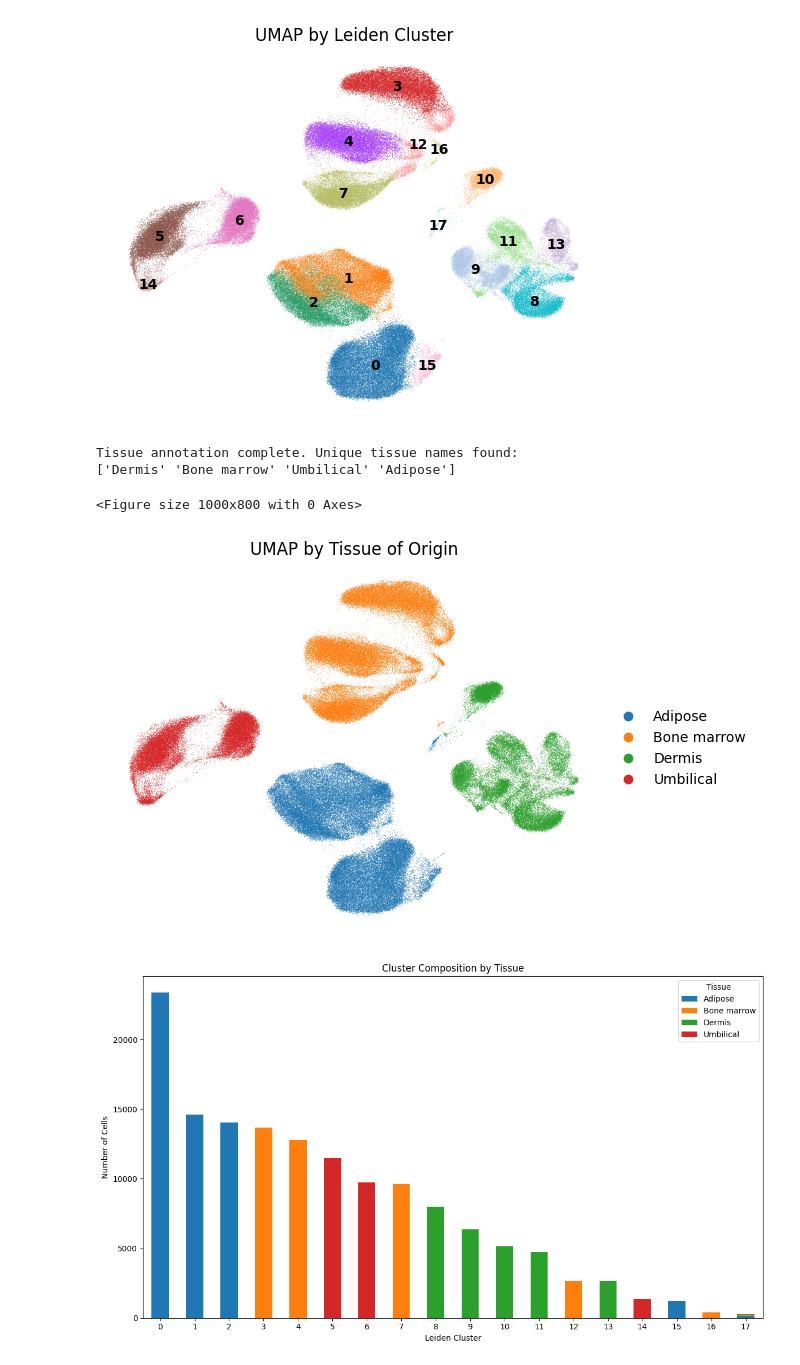
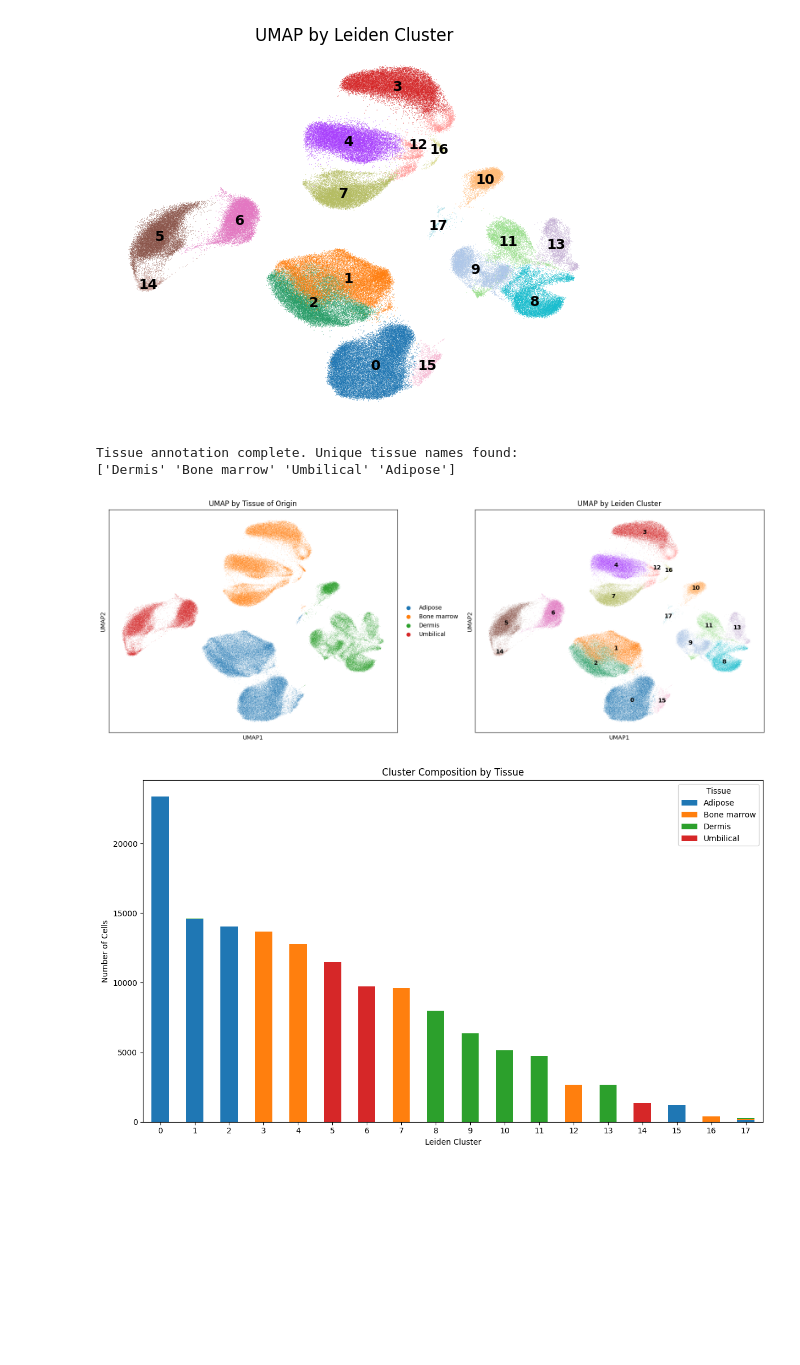
Before and after one commit to Grovegremlin/STEM_CELL_ANALYSIS, a Jupyter notebook: data_loading.ipynb, the cells around one changed output. Saved outputs shown, nothing was run; the diff lists cells and outputs as text; code cells hidden in the pictures; blank space fills up the shorter version.

Commit message:
new data_loading page

```diff
--- a/data_loading.ipynb
+++ b/data_loading.ipynb
@@ -591,39 +591,46 @@ if 'adata' in locals():
 
     # Extract the first letter to determine tissue type
     adata.obs['tissue_letter'] = adata.obs['sample_code'].str[0]
 
     tissue_map = {
         'A': 'Adipose',
         'B': 'Bone marrow',
         'D': 'Dermis',
         'U': 'Umbilical'
     }
     adata.obs['tissue_name'] = adata.obs['tissue_letter'].map(tissue_map).fillna('Unknown')
 
     print("Tissue annotation complete. Unique tissue names found:")
     print(adata.obs['tissue_name'].unique())
 
-    # --- Visualization: UMAP by Tissue Name ---
-    plt.figure(figsize=(10, 8))
-    sc.pl.umap(adata, color='tissue_name', title='UMAP by Tissue of Origin',
-               show=False, frameon=False)
+    # --- Visualization: UMAP by Tissue and Cluster ---
+    # Create two side-by-side plots for comparison
+    fig, axes = plt.subplots(1, 2, figsize=(16, 6))
+
+    # Plot 1: UMAP by Tissue of Origin
+    sc.pl.umap(adata, color='tissue_name', title='UMAP by Tissue of Origin', ax=axes[0], show=False)
+
+    # Plot 2: UMAP by Leiden Cluster with numbers on the clusters
+    sc.pl.umap(adata, color='leiden_clusters', title='UMAP by Leiden Cluster', legend_loc='on data', ax=axes[1], show=False)
+
+    plt.tight_layout()
     plt.show()
+
 
     # --- Optional: Stacked Bar Plot of Cluster Composition ---
     cluster_tissue_counts = pd.crosstab(adata.obs['leiden_clusters'], adata.obs['tissue_name'])
     cluster_tissue_counts.plot(kind='bar', stacked=True, figsize=(12, 7),
                                title='Cluster Composition by Tissue')
     plt.ylabel('Number of Cells')
     plt.xlabel('Leiden Cluster')
     plt.xticks(rotation=0)
     plt.legend(title='Tissue')
     plt.tight_layout()
     plt.show()
 # %% [output]
 Tissue annotation complete. Unique tissue names found:
 ['Dermis' 'Bone marrow' 'Umbilical' 'Adipose']
-<Figure size 1000x800 with 0 Axes>
-[figure, old version]
+[figure, new version]
 [figure]
 # %%
 # --- 4. Marker Gene Analysis ---
```
Also changed, not shown: parts of 6 cells of this notebook.
